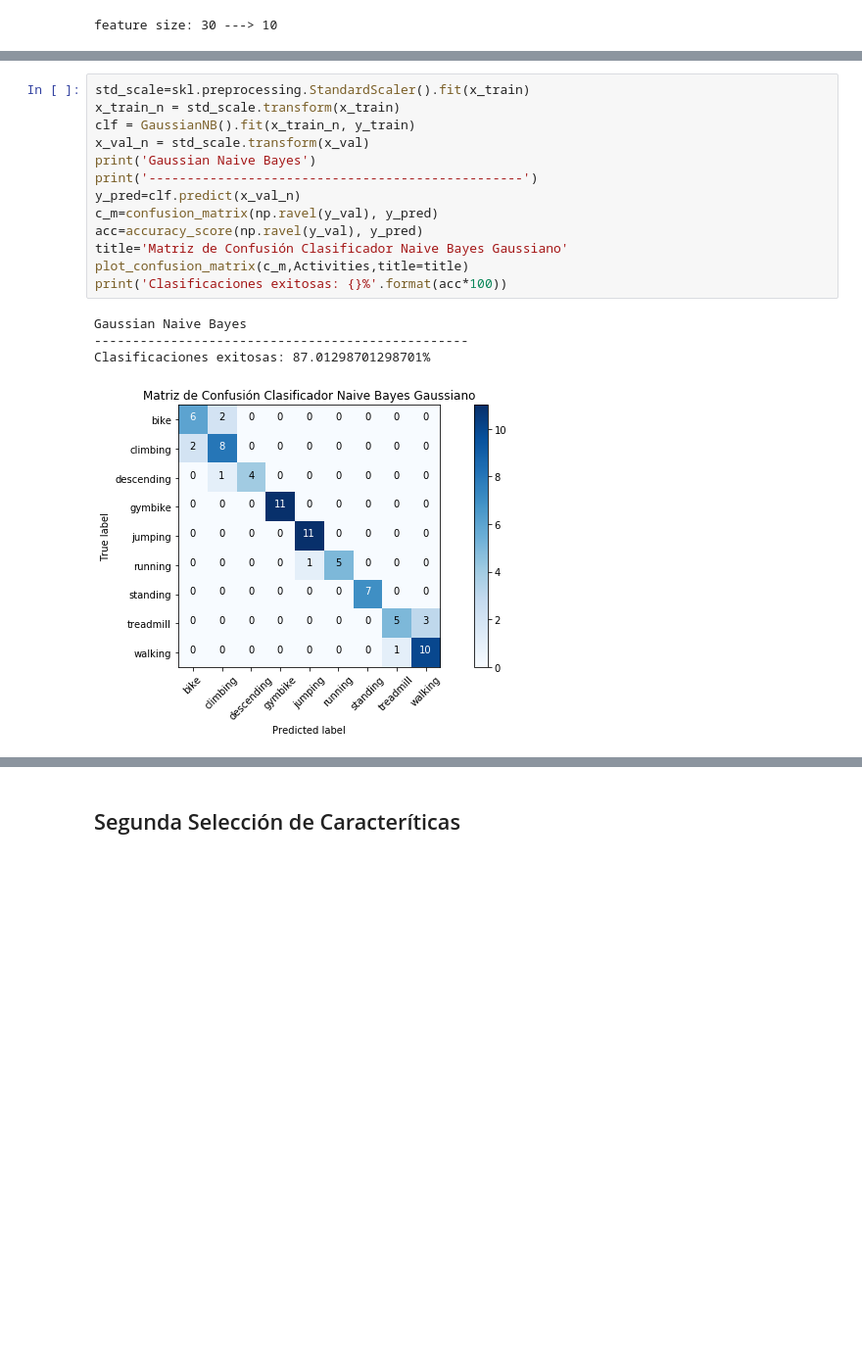
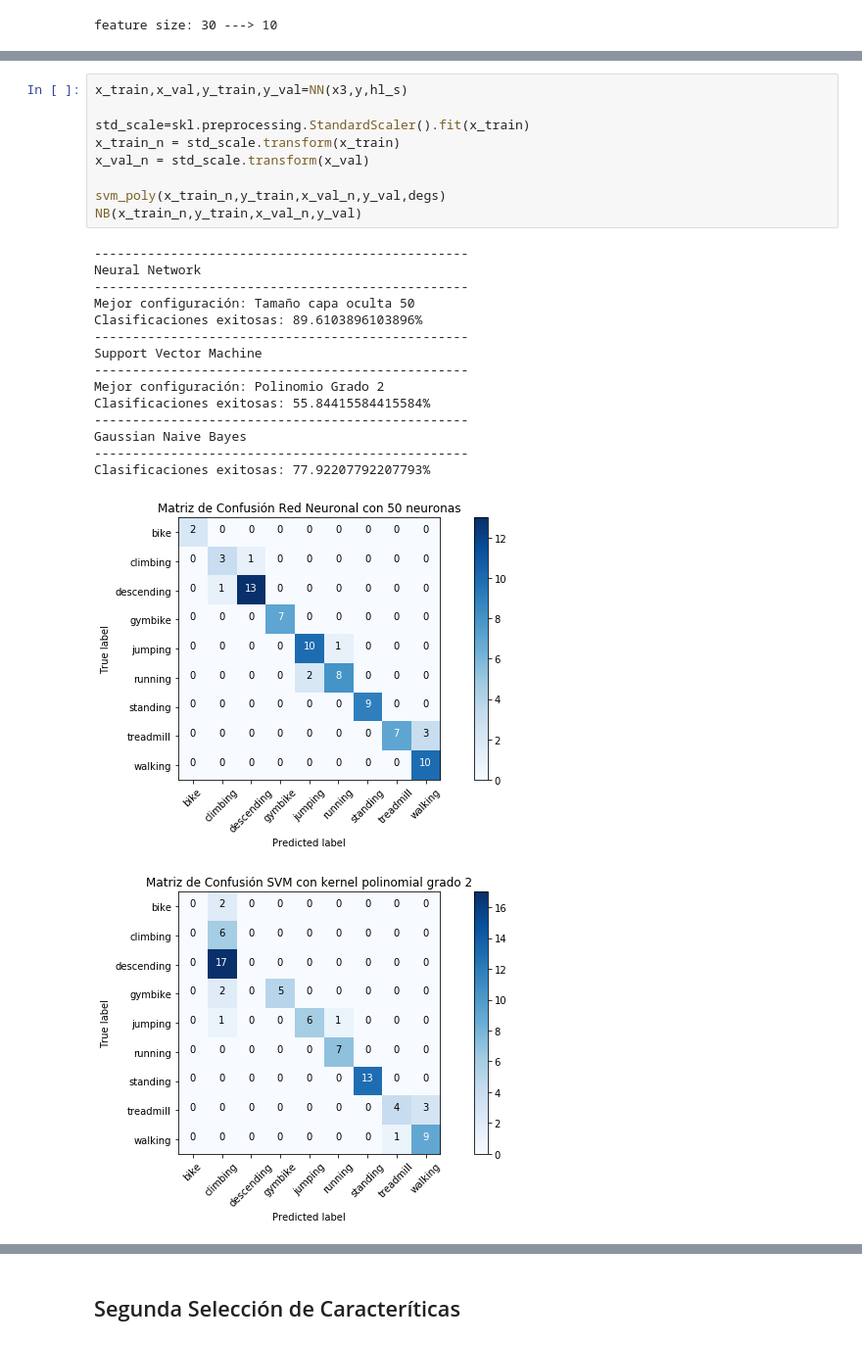
Before and after one commit to GioPais/Physical_activity_classifier, a Jupyter notebook: MarkIV.ipynb, the cells around one changed output, grey strips where cells are left out. Shown at 98% size. Saved outputs shown, nothing was run; the diff lists cells and outputs as text; blank space fills up the shorter version.

```diff
--- a/MarkIV.ipynb
+++ b/MarkIV.ipynb
@@ -347,18 +288,26 @@ Clasificaciones exitosas: 92.20779220779221%
-# %%
-std_scale=skl.preprocessing.StandardScaler().fit(x_train)
-x_train_n = std_scale.transform(x_train)
-clf = GaussianNB().fit(x_train_n, y_train)
-x_val_n = std_scale.transform(x_val)
-print('Gaussian Naive Bayes')
-print('-------------------------------------------------')
-y_pred=clf.predict(x_val_n)
-c_m=confusion_matrix(np.ravel(y_val), y_pred)
-acc=accuracy_score(np.ravel(y_val), y_pred)
-title='Matriz de Confusión Clasificador Naive Bayes Gaussiano'
-plot_confusion_matrix(c_m,Activities,title=title)
-print('Clasificaciones exitosas: {}%'.format(acc*100))
-# %% [output]
-Gaussian Naive Bayes
--------------------------------------------------
-Clasificaciones exitosas: 87.01298701298701%
-[figure, removed]
+# %%
+x_train,x_val,y_train,y_val=NN(x3,y,hl_s)
+
+std_scale=skl.preprocessing.StandardScaler().fit(x_train)
+x_train_n = std_scale.transform(x_train)
+x_val_n = std_scale.transform(x_val)
+
+svm_poly(x_train_n,y_train,x_val_n,y_val,degs)
+NB(x_train_n,y_train,x_val_n,y_val)
+# %% [output]
+-------------------------------------------------
+Neural Network
+-------------------------------------------------
+Mejor configuración: Tamaño capa oculta 50
+Clasificaciones exitosas: 89.6103896103896%
+-------------------------------------------------
+Support Vector Machine
+-------------------------------------------------
+Mejor configuración: Polinomio Grado 2
+Clasificaciones exitosas: 55.84415584415584%
+-------------------------------------------------
+Gaussian Naive Bayes
+-------------------------------------------------
+Clasificaciones exitosas: 77.92207792207793%
+[figure, added]
+[figure, added]
```
Also changed, not shown: parts of 22 cells of this notebook.
